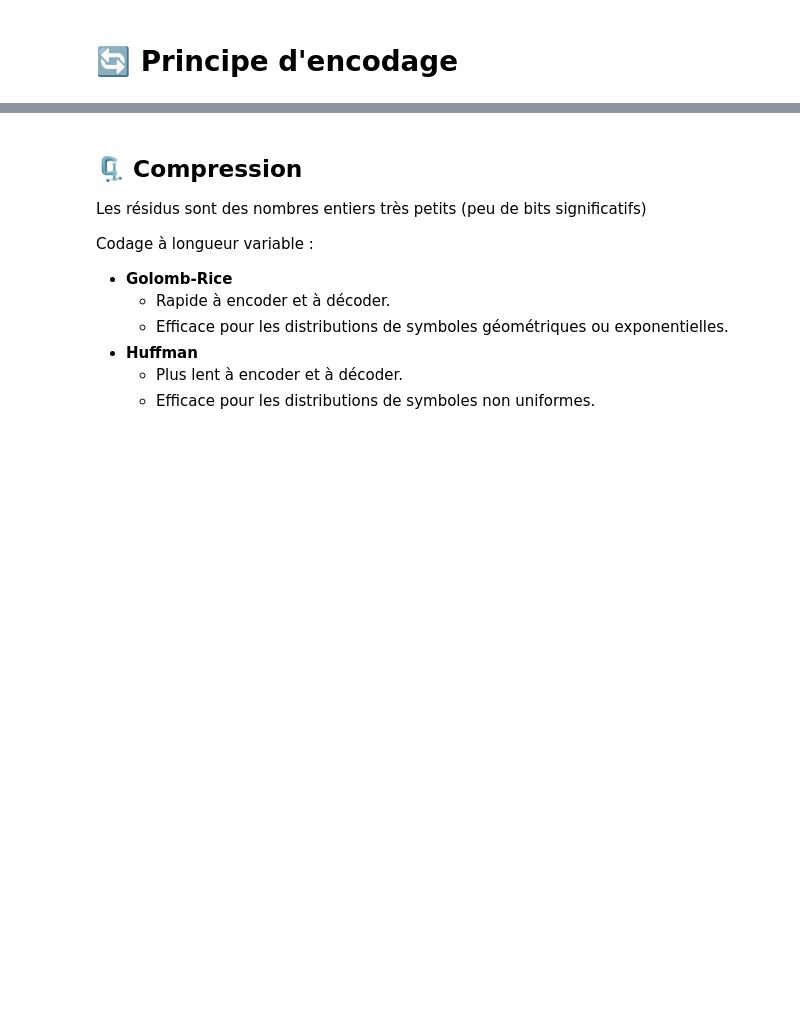
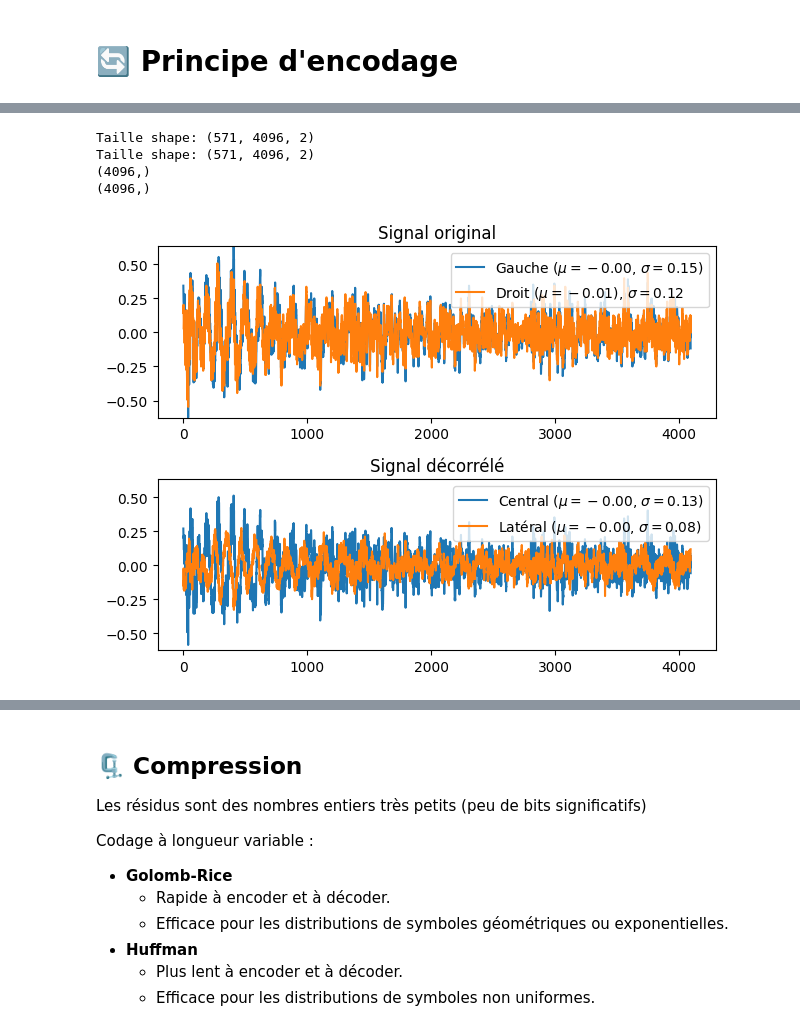
Before and after one commit to AlixANNERAUD/Free_lossless_audio_codec_presentation, a Jupyter notebook: Presentation.ipynb, the cells around one changed output, grey strips where cells are left out. Drawn from its saved outputs; the diff is of its cells as text; code cells hidden in the pictures; blank space fills up the shorter version.

```diff
--- a/Presentation.ipynb
+++ b/Presentation.ipynb
@@ -96,0 +147,22 @@ Signal latéral: [-1 -5 -5  2  1 -3  2  4 -3  2]
+# %%
+def décorréler(signal):
+    signal_décorrélé = numpy.zeros(signal.shape)
+
+    signal_décorrélé[:, :, 0] = signal.mean(axis=2)
+    signal_décorrélé[:, :, 1] = signal[:, :, 1] - signal[:, :, 0]
+
+    return signal_décorrélé
+
+signal_décorrélé = décorréler(blocs)
+
+print(f"Taille shape: {blocs.shape}")
+
+print(f"Taille shape: {signal_décorrélé.shape}")
+
+print(signal_décorrélé[2, :, 0].shape)
+print(signal_décorrélé[2, :, 1].shape)
+# %% [output]
+Taille shape: (571, 4096, 2)
+Taille shape: (571, 4096, 2)
+(4096,)
+(4096,)
@@ -96,0 +193,4 @@ Signal latéral: [-1 -5 -5  2  1 -3  2  4 -3  2]
+# %%
+out()
+# %% [output]
+[figure, added]
```
Also changed, not shown: parts of 32 cells of this notebook.
